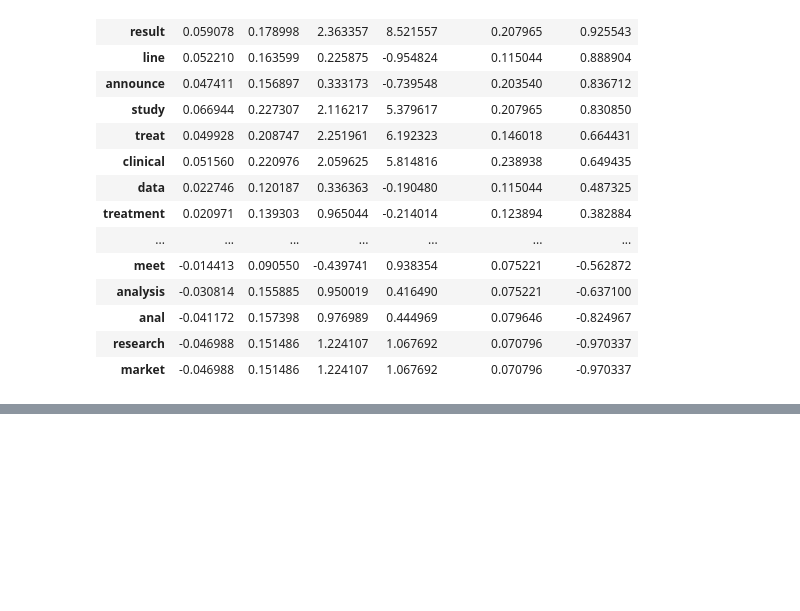
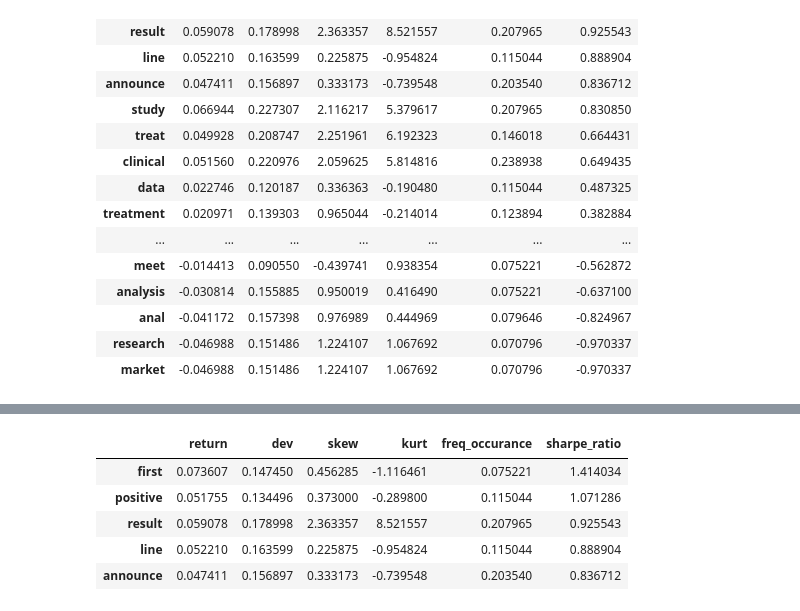
Before and after one commit to mikebrowne/BioPharmaceuticalFactorModel, a Jupyter notebook: notebooks/exploratory/02-KeywordsAsAFactor_FilteredBy_Phase.ipynb, the cells around one changed output, grey strips where cells are left out. Cells and saved outputs as stored; diff of their text form; code cells hidden in the pictures; blank space fills up the shorter version.

Commit message:
Cleaned up Keyword Notebook

```diff
--- a/notebooks/exploratory/02-KeywordsAsAFactor_FilteredBy_Phase.ipynb
+++ b/notebooks/exploratory/02-KeywordsAsAFactor_FilteredBy_Phase.ipynb
@@ -625,2 +712,30 @@ res.sort_values("sharpe_ratio", ascending=False)
+# %%
+df_filtered_for_phase = clinical_trial_df.loc[clinical_trial_df.title.str.contains("phase")]
+
+return_window = compute_return_window(df_filtered_for_phase, prices_df, 30)
+
+articles = clean_text(df_filtered_for_phase, "title")
+
+company_names = watchlist_df.loc[watchlist_df.ticker.isin(unique_companies)].index.tolist()
+articles.title = articles.title.apply(remove_company_name, args=(company_names,))
+
+holding_period = 30
+risk_free_rate = 0.025
+
+# In case the user inserts a holding period longer than allowed
+holding_period = min([len(return_window.columns), holding_period])
+
+res = get_return_details_per_word(articles, return_window, holding_period, 0.1).T
+
+res["sharpe_ratio"] = res.apply(sharpe_ratio, args=(holding_period, risk_free_rate), axis=1)
+
+res.sort_values("sharpe_ratio", ascending=False).head()
+# %% [output]
+|  | return | dev | skew | kurt | freq_occurance | sharpe_ratio |
+| first | 0.073607 | 0.147450 | 0.456285 | -1.116461 | 0.075221 | 1.414034 |
+| positive | 0.051755 | 0.134496 | 0.373000 | -0.289800 | 0.115044 | 1.071286 |
+| result | 0.059078 | 0.178998 | 2.363357 | 8.521557 | 0.207965 | 0.925543 |
+| line | 0.052210 | 0.163599 | 0.225875 | -0.954824 | 0.115044 | 0.888904 |
+| announce | 0.047411 | 0.156897 | 0.333173 | -0.739548 | 0.203540 | 0.836712 |
 # %% [markdown]
 ## Summary
```
Also changed, not shown: parts of 8 cells of this notebook.
